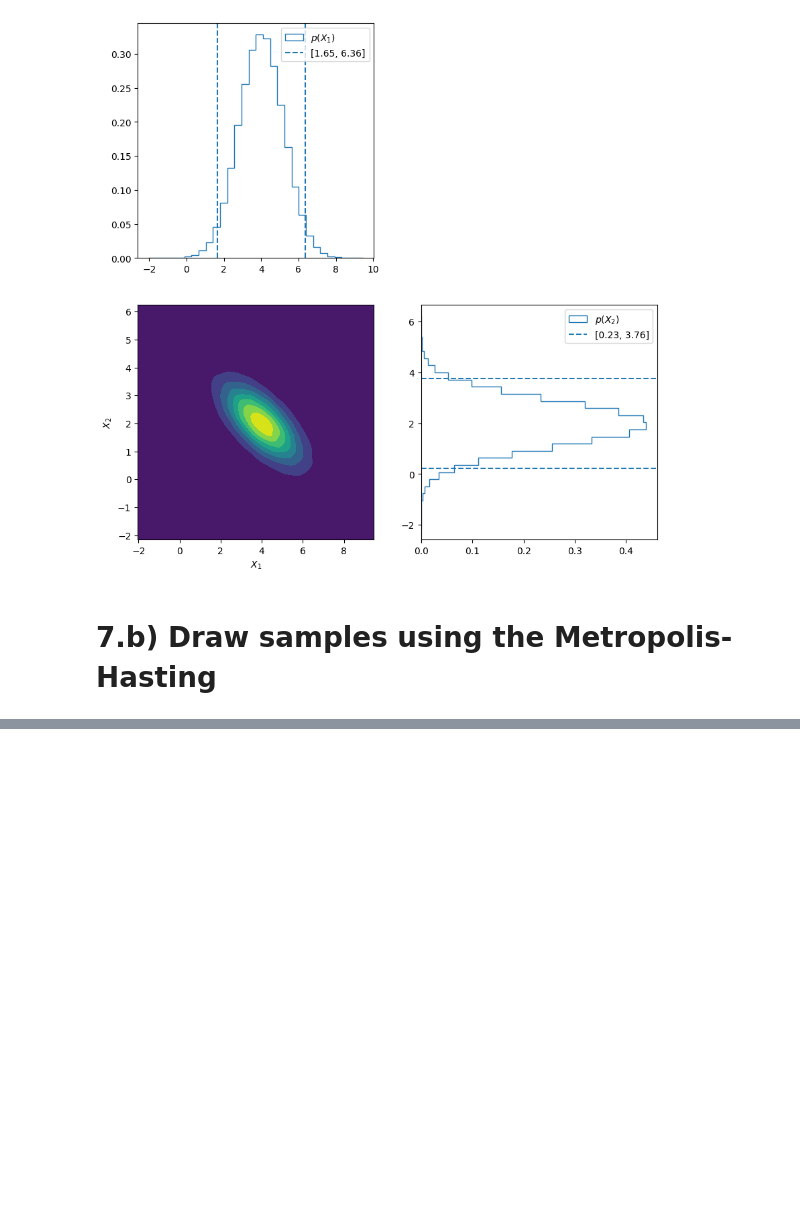
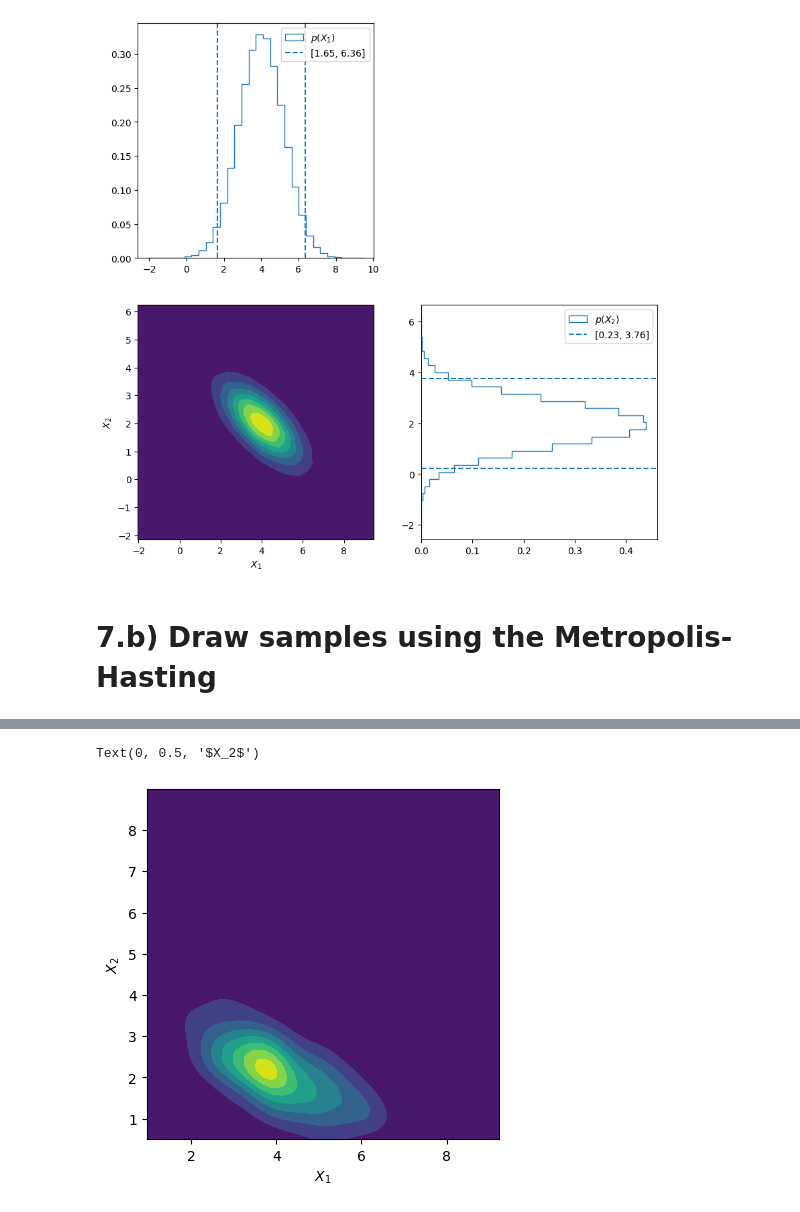
Before and after one commit to vepe99/Astrostatistics, a Jupyter notebook: Viterbo_Giuseppe_Homework4.ipynb, the cells around one changed output, grey strips where cells are left out. Drawn from its saved outputs; the diff is of its cells as text; code cells hidden in the pictures; blank space fills up the shorter version.

```diff
--- a/Viterbo_Giuseppe_Homework4.ipynb
+++ b/Viterbo_Giuseppe_Homework4.ipynb
@@ -184,0 +242,22 @@ ax.legend()
+# %%
+x, y = samples[:, 0], samples[:, 1]
+xy = np.vstack([x,y])
+kde = gaussian_kde(xy)
+# Generate grid
+xmin, xmax = x.min(), x.max()
+ymin, ymax = y.min(), y.max()
+xx, yy = np.mgrid[xmin:xmax:100j, ymin:ymax:100j]
+positions = np.vstack([xx.ravel(), yy.ravel()])
+
+# Evaluate KDE on grid
+f = np.reshape(kde(positions).T, xx.shape)
+
+# Plot filled contour
+fig = plt.figure(figsize=(10, 10))
+ax =  fig.add_subplot(223)
+ax.contourf(xx, yy, f)
+ax.set_xlabel(r'$X_1$')
+ax.set_ylabel(r'$X_2$')
+# %% [output]
+Text(0, 0.5, '$X_2$')
+[figure, added]
```
Also changed, not shown: parts of 9 cells of this notebook.
